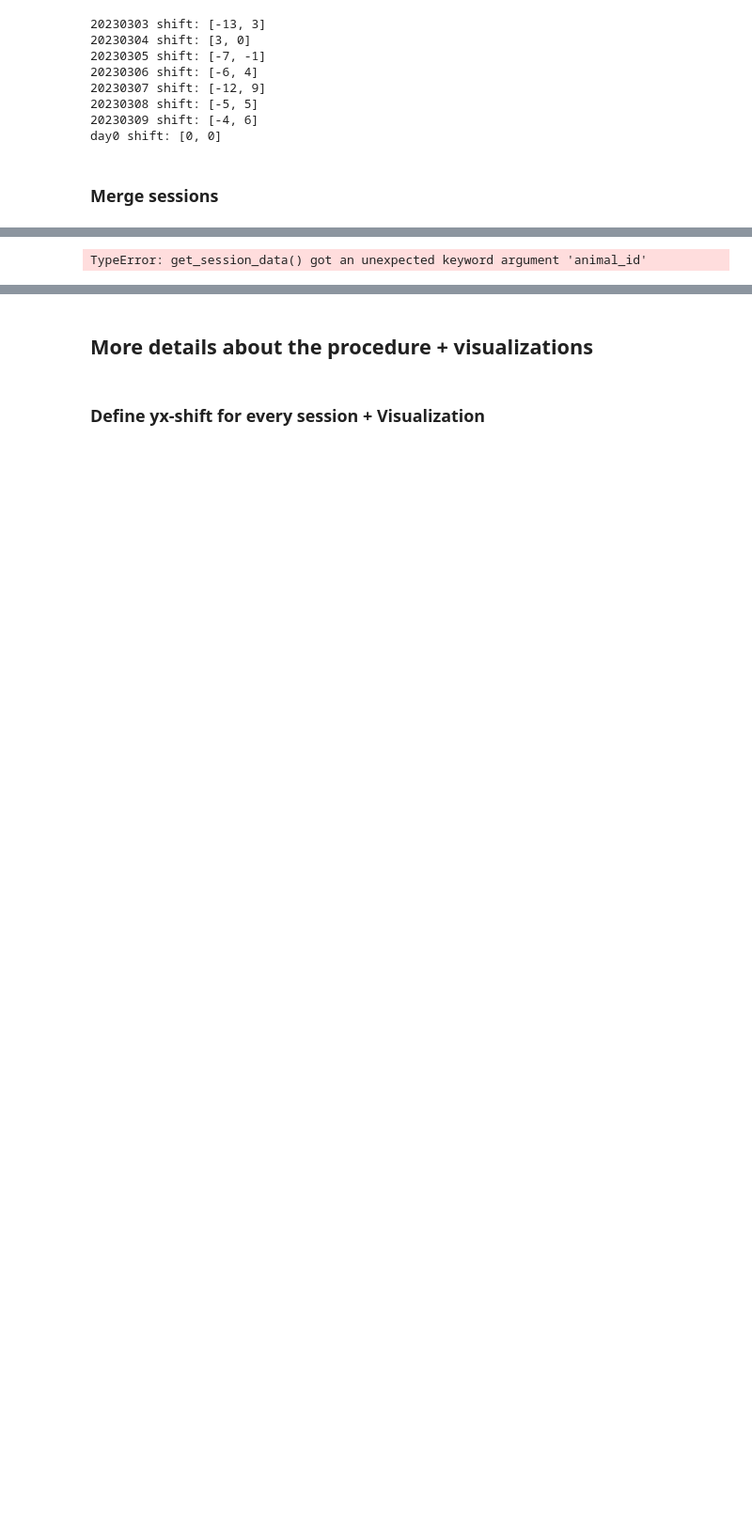
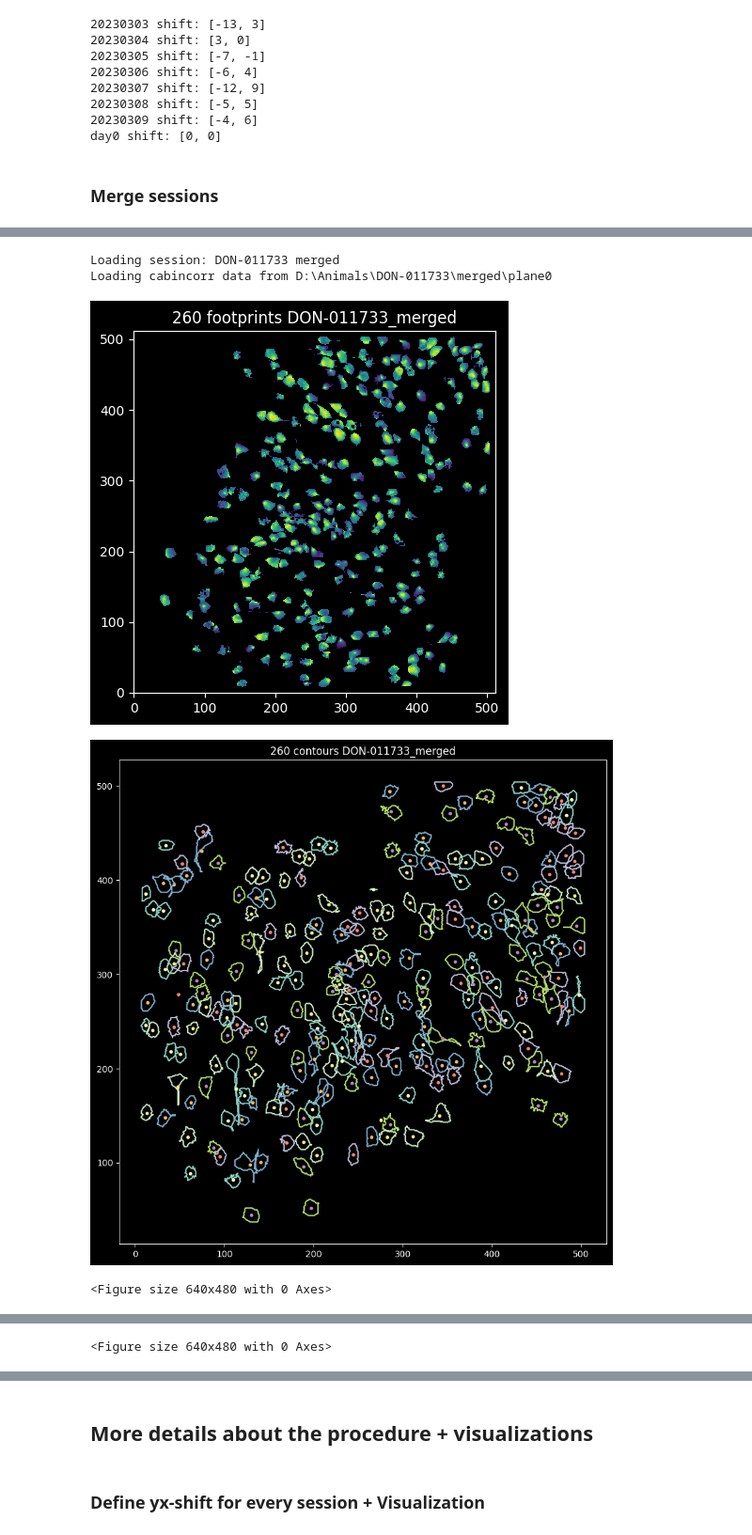
Before and after one commit to Ch3fUlrich/AnimalClass, a Jupyter notebook: Tools/Multi_session_alignment.ipynb, the cells around one changed output, grey strips where cells are left out. Shown at 94% size. Cells and saved outputs as stored; diff of their text form; code cells hidden in the pictures; blank space fills up the shorter version.

Commit message:
Multi-session alignment merging and some plots

```diff
--- a/Tools/Multi_session_alignment.ipynb
+++ b/Tools/Multi_session_alignment.ipynb
@@ -49,7 +72,7 @@ Animal.root_dir = "D:\\Animals"
 #day1_20230303
 #lastday_20230309
 wanted_animal_ids = ["DON-011733"] #["all"]
-wanted_session_ids = ["all"] #["day0", "20230303", "20230309"] #["all"]
+wanted_session_ids = ["day0", "20230303", "20230309"] #["all"]
 animals = load_all(root_dir, wanted_animal_ids=wanted_animal_ids, wanted_session_ids=wanted_session_ids, print_loading=True)
 # %% [output]
 Added animal: DON-011733
@@ -196,12 +181,13 @@ merged_s2p_path = merge_s2p_files(updated_sessions, merged_stat)
 # %%
 reference_image_x_size = animal.sessions["day0"].image_x_size
 reference_image_y_size = animal.sessions["day0"].image_y_size
-session = Session(animal_id=animal.animal_id, session_id="merged",
+merged_session = Session(animal_id=animal.animal_id, session_id="merged",
                   pday=None, session_date=None, human_shift=None,
                   image_x_size=reference_image_x_size,
                   image_y_size=reference_image_y_size,
                   print_loading=True)
-animal
-merged_unit = animal.sessions["merged"]
+animal.sessions["merged"] = merged_session
+merged_session = animal.sessions["merged"]
 # %% [output]
-TypeError: get_session_data() got an unexpected keyword argument 'animal_id'
+Loading session: DON-011733 merged
+Loading cabincorr data from D:\Animals\DON-011733\merged\plane0
@@ -219,0 +194,10 @@ return self.sessions["merged"]
+# %%
+viz = Vizualizer(animals)
+viz.session_footprints(merged_session, figsize=(5,5))
+viz.session_contours(merged_session, figsize=(10,10), plot_center=True)
+viz.bursts(merged_session.animal_id, merged_session.session_id, fluorescence_type="F_filtered")
+viz.bursts(merged_session.animal_id, merged_session.session_id, fluorescence_type="F_detrended")
+# %% [output]
+[figure, added]
+[figure, added]
+<Figure size 640x480 with 0 Axes>
@@ -219,0 +205 @@ return self.sessions["merged"]
+<Figure size 640x480 with 0 Axes>
```
Also changed, not shown: parts of 16 cells of this notebook, 1 other file.
